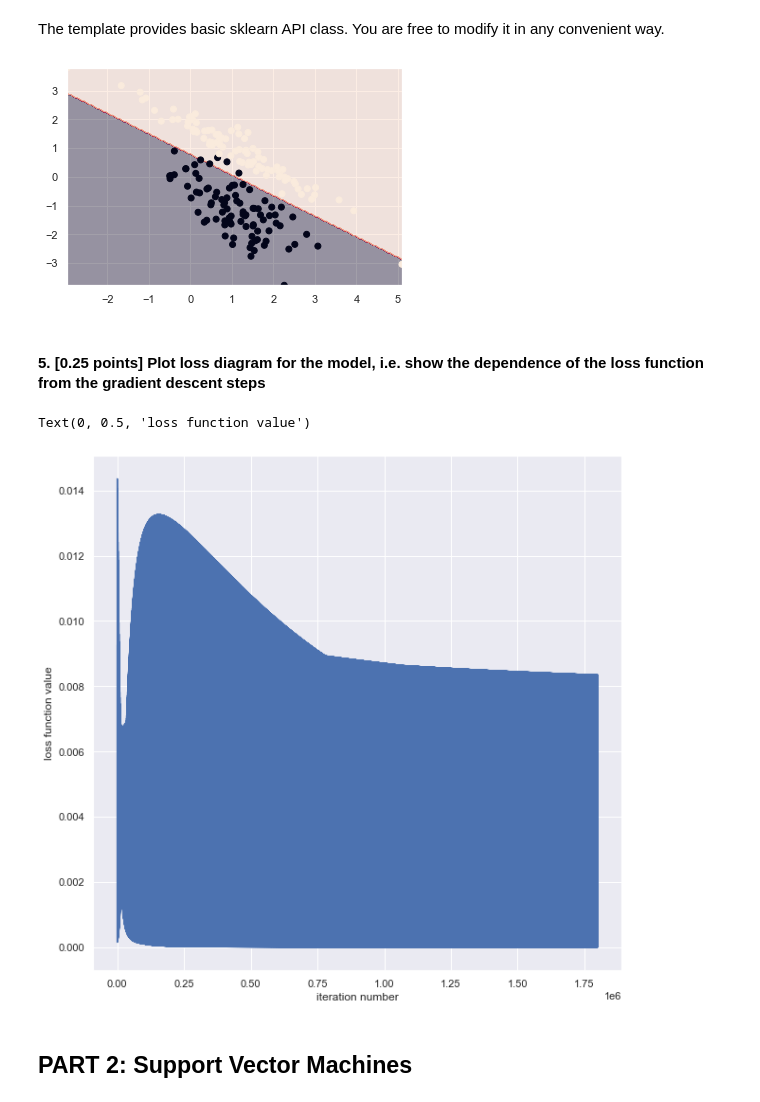
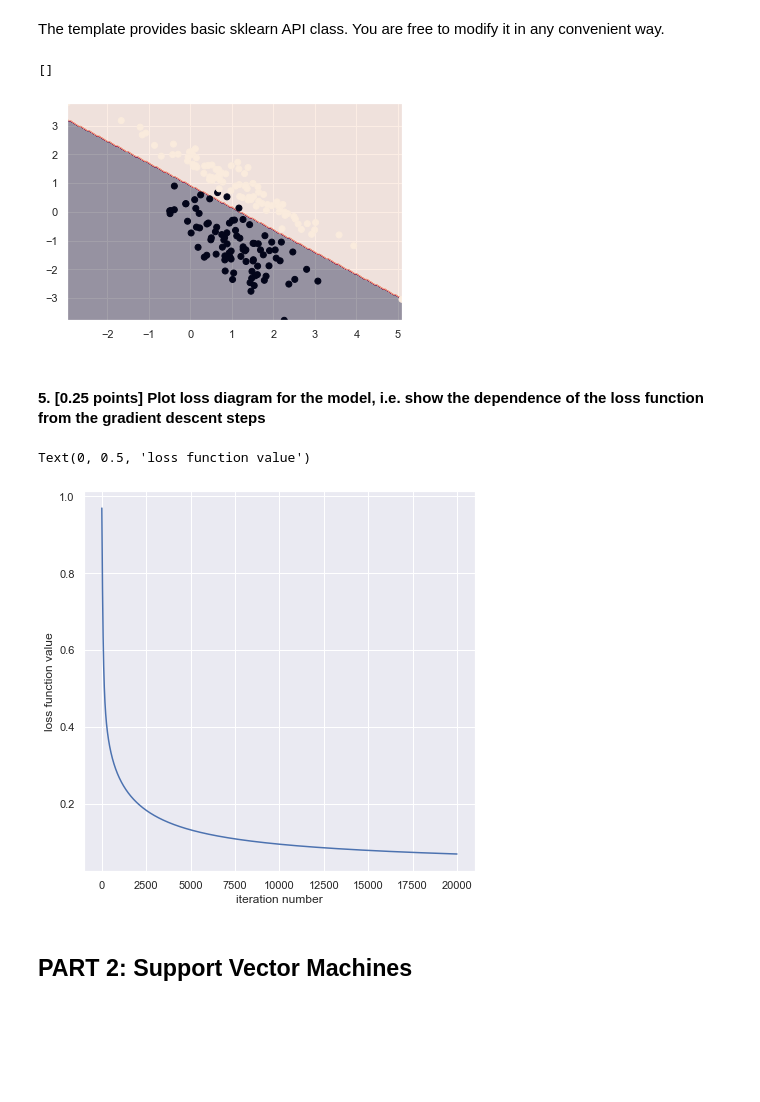
Before and after one commit to shmelzz/data_analysis, a Jupyter notebook: hw3/ml_hw3_Shelemekh_206.ipynb, the cells around one changed output. Saved outputs shown, nothing was run; the diff lists cells and outputs as text; code cells hidden in the pictures; blank space fills up the shorter version.

```diff
--- a/hw3/ml_hw3_Shelemekh_206.ipynb
+++ b/hw3/ml_hw3_Shelemekh_206.ipynb
@@ -38,7 +38,7 @@ def loss(X, y, w: List[float], w0: float, gamma=1., beta=1.) -> float:
     reg2 = beta * np.sum(np.square(w))
     under_log = 1 + np.exp(np.multiply(-y, np.dot(X, w) + w0))
 
-    return (1 / np.shape(X)[0]) * np.log(under_log) + reg1 + reg2
+    return (1 / np.shape(X)[0]) * np.sum(np.log(under_log)) + reg1 + reg2
 # %% [markdown]
 #### 3. [0.25 points] Implement the gradient (as a function)
 # %%
@@ -100,12 +100,13 @@ class Logit(BaseEstimator, ClassifierMixin):
         iter_num = 0
         while iter_num < self.max_iter and abs(la.norm(w - self.w) - self.tolerance) > 0:
             grad_w, grad_w0 = get_grad(X, y, w, self.w0, self.gamma, self.beta)
-            self.loss_history = np.append(self.loss_history, loss(X, y, w, self.w0, self.gamma, self.beta))
+            self.loss_history = np.append(self.loss_history, loss(X, y, self.w, self.w0, self.gamma, self.beta))
             self.w = w
             w -= self.learning_rate * grad_w
             self.w0 -= self.learning_rate * grad_w0
             iter_num += 1
         self.w = w
+
 
     def predict(self, X):
         probabilities = self.predict_proba(X)
@@ -136,24 +137,24 @@ def plot_decision_boundary(model, X, y):
     plt.scatter(X[:, 0], X[:, 1], c=y)
 # %%
 # model = Logit(0, 0, max_iter=10000, tolerance=0.00001, lr=0.01)
-model = Logit(0, 0, lr=0.01, max_iter=10000)
+model = Logit(0, 0, lr=0.01, max_iter=20000)
 y[y == 0] = -1
 model.fit(X, y)
 
 plot_decision_boundary(model, X, y)
 # %% [output]
+[]
-[figure, old version]
+[figure, new version]
 # %% [markdown]
 #### 5. [0.25 points] Plot loss diagram for the model, i.e. show the dependence of the loss function from the gradient descent steps
 # %%
-# your code here
-plt.figure(1, figsize=(10,10))
+plt.figure(1, figsize=(7,7))
 plt.plot(model.loss_history)
 plt.xlabel("iteration number")
 plt.ylabel("loss function value")
 # %% [output]
 Text(0, 0.5, 'loss function value')
-[figure, old version]
+[figure, new version]
 # %% [markdown]
 ## PART 2: Support Vector Machines
 # %% [markdown]
```
